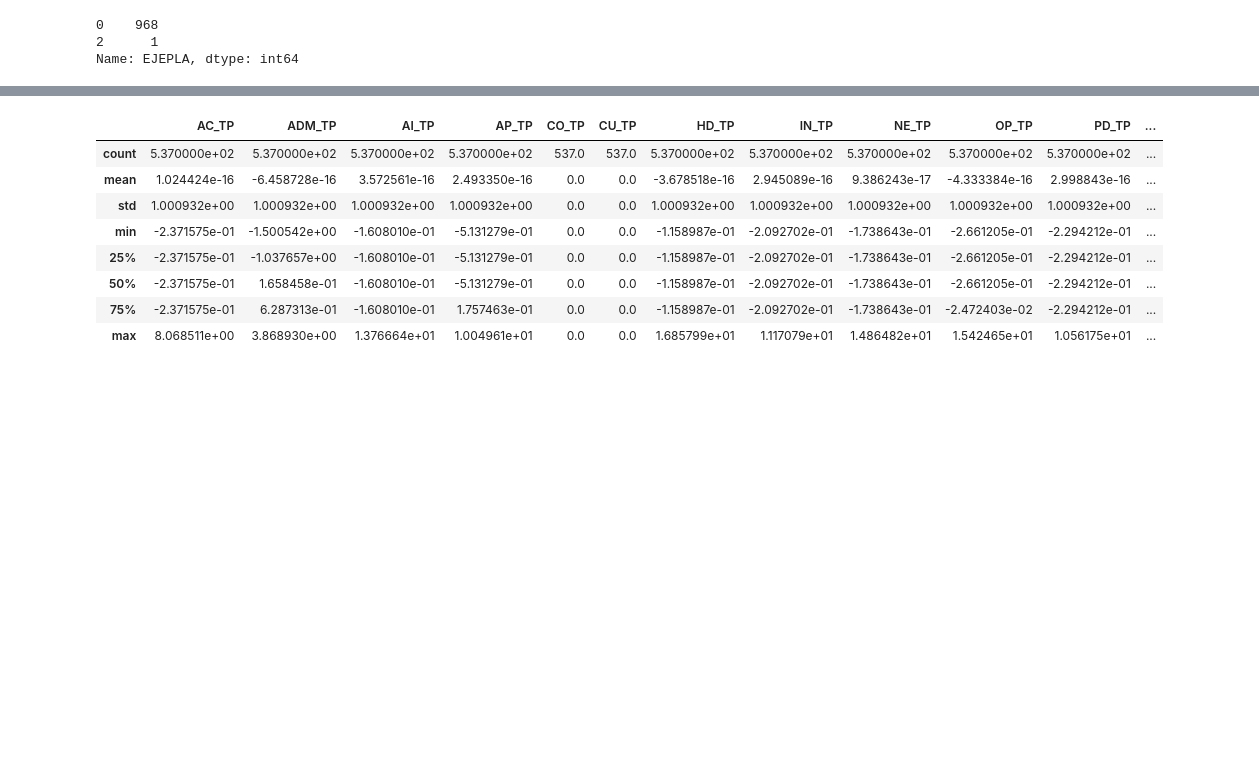
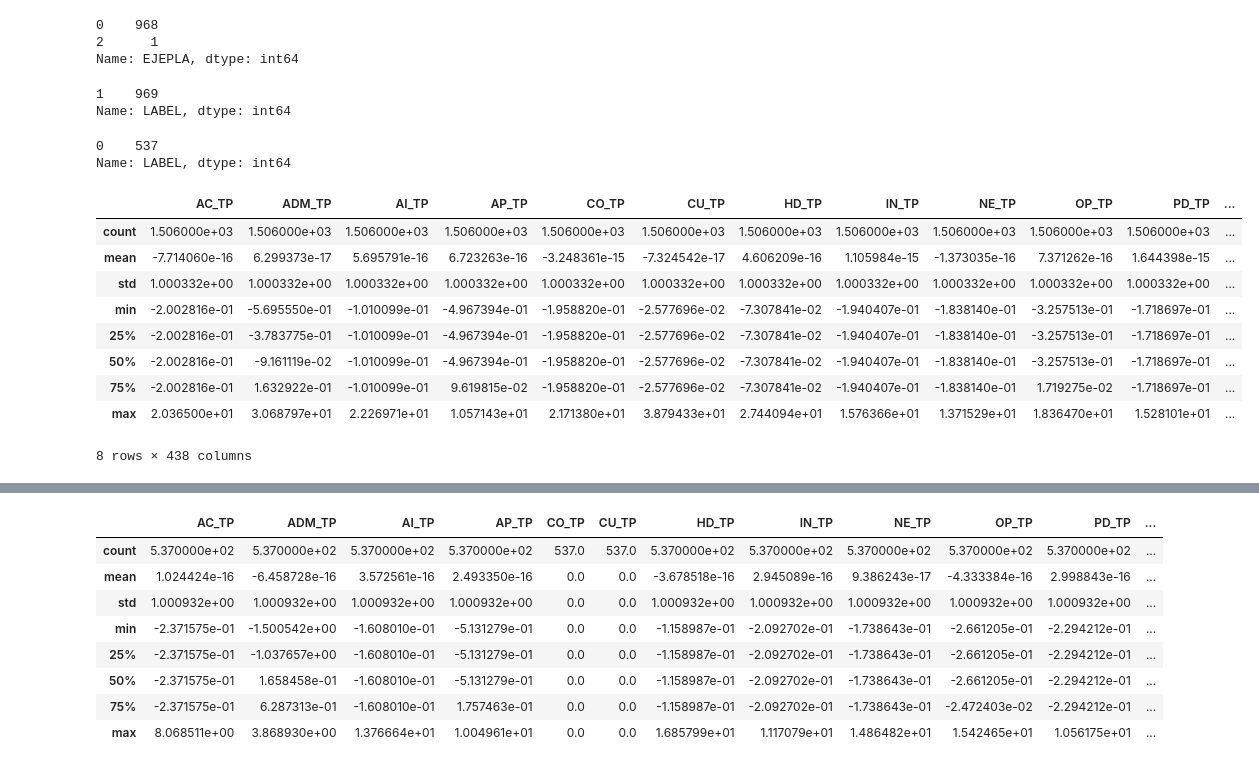
Before and after one commit to SolemnShark871/Churn, a Jupyter notebook: Data_exploration.ipynb, the cells around one changed output, grey strips where cells are left out. Saved outputs shown, nothing was run; the diff lists cells and outputs as text; code cells hidden in the pictures; blank space fills up the shorter version.

```diff
--- a/Data_exploration.ipynb
+++ b/Data_exploration.ipynb
@@ -555,8 +556,7 @@ df_non_retired[df_non_retired['LAMBDA'] == 0]
 #Drop empty columns
 common_lists #list of columns that are all 0's for
 
-df_retired.drop(columns =
-                common_lists, inplace = True)
+df_retired.drop(columns = common_lists, inplace = True)
 
 df_retired.head()
 # %% [output]
@@ -633,6 +632,43 @@ Name: SEGCONT, dtype: int64
 0    968
 2      1
 Name: EJEPLA, dtype: int64
+# %%
+# Creating the labels for both datasets 0 for non retired and 1 for retired people
+df_retired['LABEL'] = 1
+df_non_retired['LABEL'] = 0
+print(df_retired['LABEL'].value_counts())
+df_non_retired['LABEL'].value_counts()
+# %% [output]
+1    969
+Name: LABEL, dtype: int64
+0    537
+Name: LABEL, dtype: int64
+# %%
+#Standarising the data with mean 0 and std 1
+#standarise the retired and non retired datasets together
+
+df_retired_nonretired = pd.concat([df_retired, df_non_retired], join = 'inner', ignore_index = True)
+
+df_retired_nonretired_scaled = df_retired_nonretired.drop(['PERSONA', 'LABEL'], axis = 1)
+cols_retired_nonretired = df_retired_nonretired_scaled.columns
+df_retired_nonretired_scaled = StandardScaler().fit_transform(df_retired_nonretired_scaled)
+df_retired_nonretired_scaled = pd.DataFrame(df_retired_nonretired_scaled, columns = cols_retired_nonretired)
+
+df_retired_nonretired_scaled['PERSONA'] = df_retired_nonretired['PERSONA']
+df_retired_nonretired_scaled['LABEL'] = df_retired_nonretired['LABEL']
+
+df_retired_nonretired_scaled.describe()
+# %% [output]
+|  | AC_TP | ADM_TP | AI_TP | AP_TP | CO_TP | CU_TP | HD_TP | IN_TP | NE_TP | OP_TP | PD_TP | ... |
+| count | 1.506000e+03 | 1.506000e+03 | 1.506000e+03 | 1.506000e+03 | 1.506000e+03 | 1.506000e+03 | 1.506000e+03 | 1.506000e+03 | 1.506000e+03 | 1.506000e+03 | 1.506000e+03 | ... |
+| mean | -7.714060e-16 | 6.299373e-17 | 5.695791e-16 | 6.723263e-16 | -3.248361e-15 | -7.324542e-17 | 4.606209e-16 | 1.105984e-15 | -1.373035e-16 | 7.371262e-16 | 1.644398e-15 | ... |
+| std | 1.000332e+00 | 1.000332e+00 | 1.000332e+00 | 1.000332e+00 | 1.000332e+00 | 1.000332e+00 | 1.000332e+00 | 1.000332e+00 | 1.000332e+00 | 1.000332e+00 | 1.000332e+00 | ... |
+| min | -2.002816e-01 | -5.695550e-01 | -1.010099e-01 | -4.967394e-01 | -1.958820e-01 | -2.577696e-02 | -7.307841e-02 | -1.940407e-01 | -1.838140e-01 | -3.257513e-01 | -1.718697e-01 | ... |
+| 25% | -2.002816e-01 | -3.783775e-01 | -1.010099e-01 | -4.967394e-01 | -1.958820e-01 | -2.577696e-02 | -7.307841e-02 | -1.940407e-01 | -1.838140e-01 | -3.257513e-01 | -1.718697e-01 | ... |
+| 50% | -2.002816e-01 | -9.161119e-02 | -1.010099e-01 | -4.967394e-01 | -1.958820e-01 | -2.577696e-02 | -7.307841e-02 | -1.940407e-01 | -1.838140e-01 | -3.257513e-01 | -1.718697e-01 | ... |
+| 75% | -2.002816e-01 | 1.632922e-01 | -1.010099e-01 | 9.619815e-02 | -1.958820e-01 | -2.577696e-02 | -7.307841e-02 | -1.940407e-01 | -1.838140e-01 | 1.719275e-02 | -1.718697e-01 | ... |
+| max | 2.036500e+01 | 3.068797e+01 | 2.226971e+01 | 1.057143e+01 | 2.171380e+01 | 3.879433e+01 | 2.744094e+01 | 1.576366e+01 | 1.371529e+01 | 1.836470e+01 | 1.528101e+01 | ... |
+8 rows × 438 columns
 # %%
 #Standarising the data with mean 0 and std 1
 df_retired_scaled = df_retired.loc[:, df_retired.columns != 'PERSONA']
```
Also changed, not shown: parts of 27 cells of this notebook.
